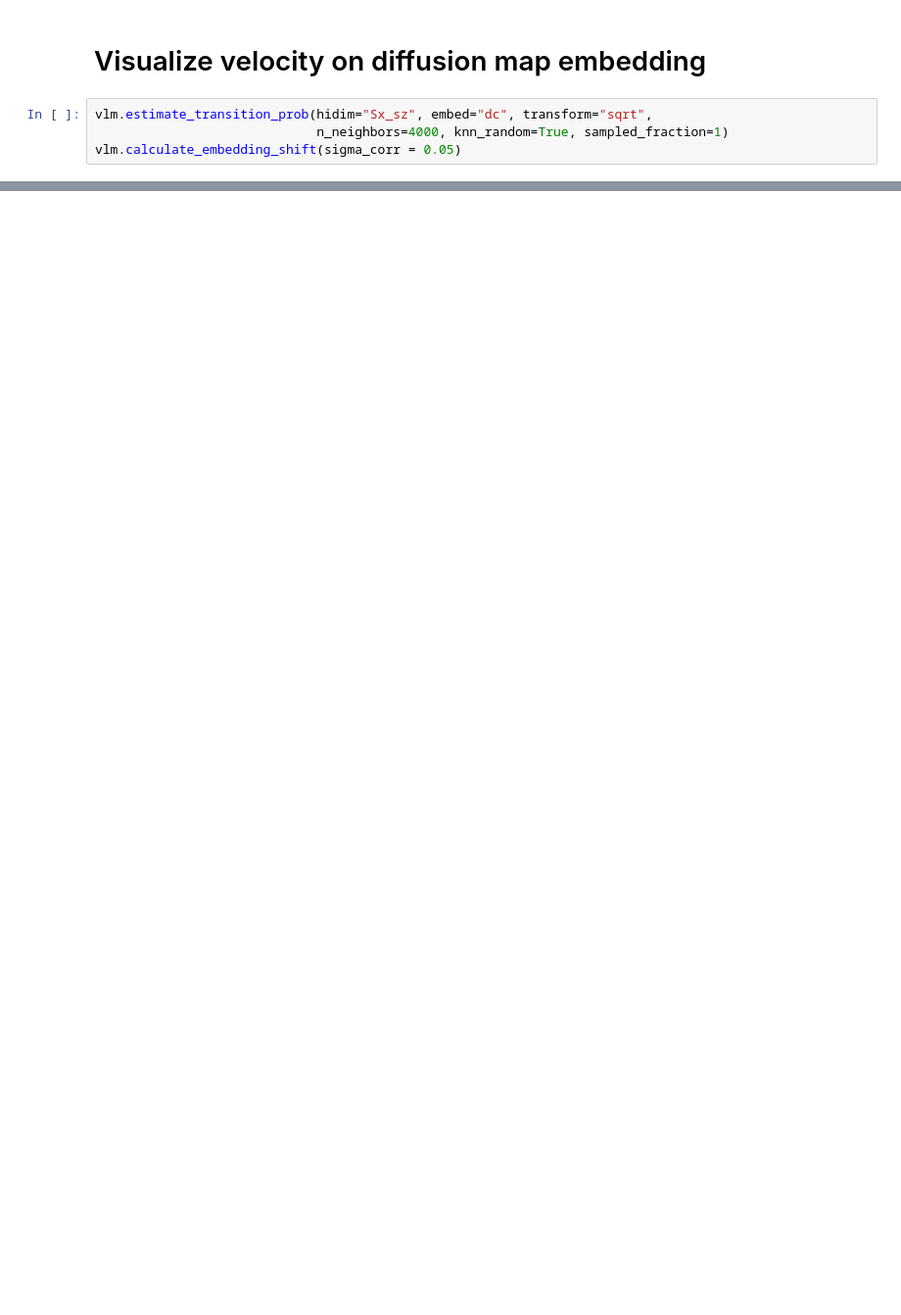
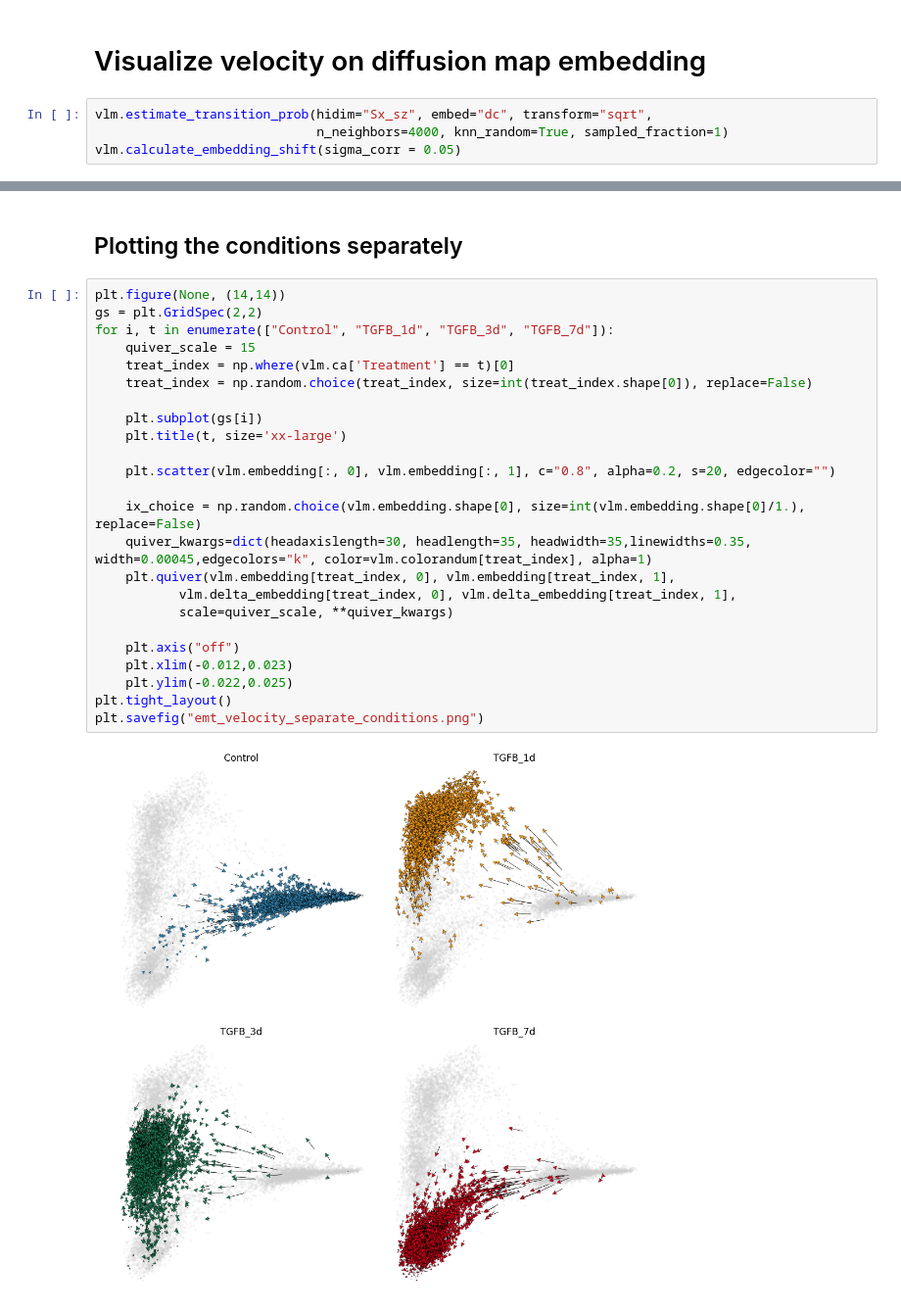
Before and after one commit to dpcook/fun_analysis, a Jupyter notebook: emt_velocity/emt_velocyto.ipynb, the cells around one changed output, grey strips where cells are left out. Shown at 98% size. Saved outputs shown, nothing was run; the diff lists cells and outputs as text; blank space fills up the shorter version.

```diff
--- a/emt_velocity/emt_velocyto.ipynb
+++ b/emt_velocity/emt_velocyto.ipynb
@@ -119,0 +127,28 @@ plt.savefig("emt_velocity_allcells.png")
+# %% [markdown]
+## Plotting the conditions separately
+# %%
+plt.figure(None, (14,14))
+gs = plt.GridSpec(2,2)
+for i, t in enumerate(["Control", "TGFB_1d", "TGFB_3d", "TGFB_7d"]):
+    quiver_scale = 15
+    treat_index = np.where(vlm.ca['Treatment'] == t)[0]
+    treat_index = np.random.choice(treat_index, size=int(treat_index.shape[0]), replace=False)
+
+    plt.subplot(gs[i])
+    plt.title(t, size='xx-large')
+
+    plt.scatter(vlm.embedding[:, 0], vlm.embedding[:, 1], c="0.8", alpha=0.2, s=20, edgecolor="")
+
+    ix_choice = np.random.choice(vlm.embedding.shape[0], size=int(vlm.embedding.shape[0]/1.), replace=False)
+    quiver_kwargs=dict(headaxislength=30, headlength=35, headwidth=35,linewidths=0.35, width=0.00045,edgecolors="k", color=vlm.colorandum[treat_index], alpha=1)
+    plt.quiver(vlm.embedding[treat_index, 0], vlm.embedding[treat_index, 1],
+           vlm.delta_embedding[treat_index, 0], vlm.delta_embedding[treat_index, 1],
+           scale=quiver_scale, **quiver_kwargs)
+
+    plt.axis("off")
+    plt.xlim(-0.012,0.023)
+    plt.ylim(-0.022,0.025)
+plt.tight_layout()
+plt.savefig("emt_velocity_separate_conditions.png")
+# %% [output]
+[figure, added]
```
Also changed, not shown: parts of 13 cells of this notebook, 6 other files.
